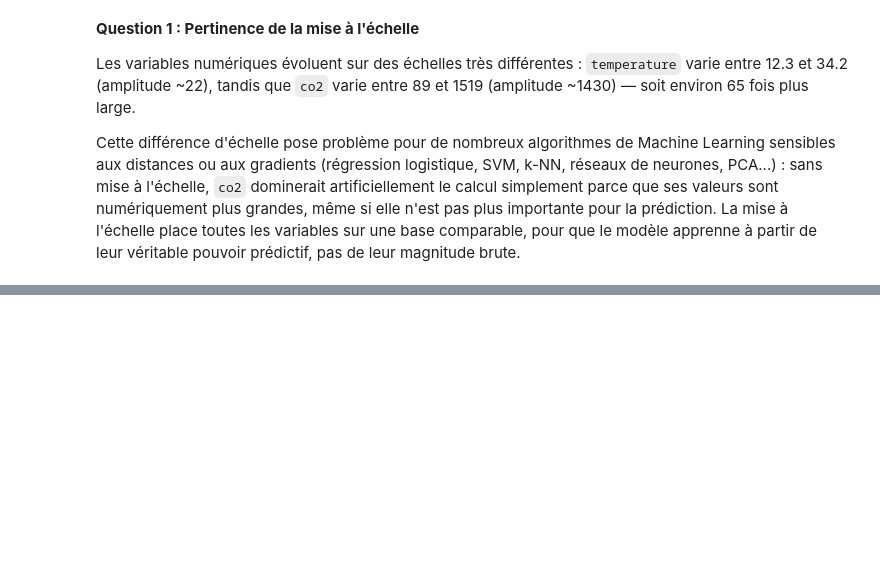
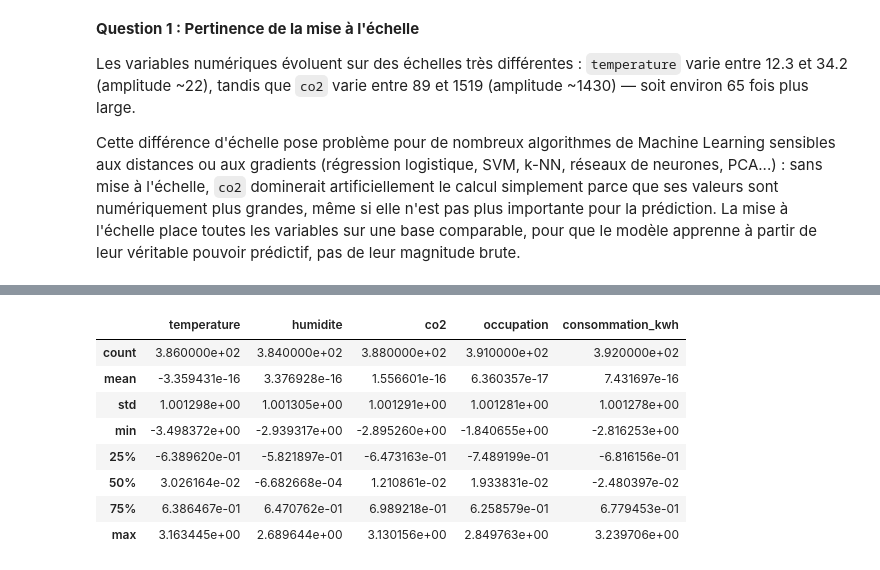
Before and after one commit to Atou-D10/atelier_prepa_donnees_tab, a Jupyter notebook: notebooks/atelier_prepa_donnees_tab.ipynb, the cells around one changed output, grey strips where cells are left out. Drawn from its saved outputs; the diff is of its cells as text; code cells hidden in the pictures; blank space fills up the shorter version.

Commit message:
Partie 5 - Q2: application et justification du StandardScaler

```diff
--- a/notebooks/atelier_prepa_donnees_tab.ipynb
+++ b/notebooks/atelier_prepa_donnees_tab.ipynb
@@ -798,0 +805,31 @@ Cette différence d'échelle pose problème pour de nombreux algorithmes de Mach
+# %%
+# Question 2 : Application du StandardScaler
+from sklearn.preprocessing import StandardScaler
+
+num_cols = ['temperature', 'humidite', 'co2', 'occupation', 'consommation_kwh']
+
+scaler = StandardScaler()
+scaler.fit(X_train[num_cols])
+
+X_train_scaled = pd.DataFrame(
+    scaler.transform(X_train[num_cols]),
+    columns=num_cols,
+    index=X_train.index
+)
+X_test_scaled = pd.DataFrame(
+    scaler.transform(X_test[num_cols]),
+    columns=num_cols,
+    index=X_test.index
+)
+
+X_train_scaled.describe()
+# %% [output]
+|  | temperature | humidite | co2 | occupation | consommation_kwh |
+| count | 3.860000e+02 | 3.840000e+02 | 3.880000e+02 | 3.910000e+02 | 3.920000e+02 |
+| mean | -3.359431e-16 | 3.376928e-16 | 1.556601e-16 | 6.360357e-17 | 7.431697e-16 |
+| std | 1.001298e+00 | 1.001305e+00 | 1.001291e+00 | 1.001281e+00 | 1.001278e+00 |
+| min | -3.498372e+00 | -2.939317e+00 | -2.895260e+00 | -1.840655e+00 | -2.816253e+00 |
+| 25% | -6.389620e-01 | -5.821897e-01 | -6.473163e-01 | -7.489199e-01 | -6.816156e-01 |
+| 50% | 3.026164e-02 | -6.682668e-04 | 1.210861e-02 | 1.933831e-02 | -2.480397e-02 |
+| 75% | 6.386467e-01 | 6.470762e-01 | 6.989218e-01 | 6.258579e-01 | 6.779453e-01 |
+| max | 3.163445e+00 | 2.689644e+00 | 3.130156e+00 | 2.849763e+00 | 3.239706e+00 |
```
Also changed, not shown: parts of 1 cell of this notebook.
